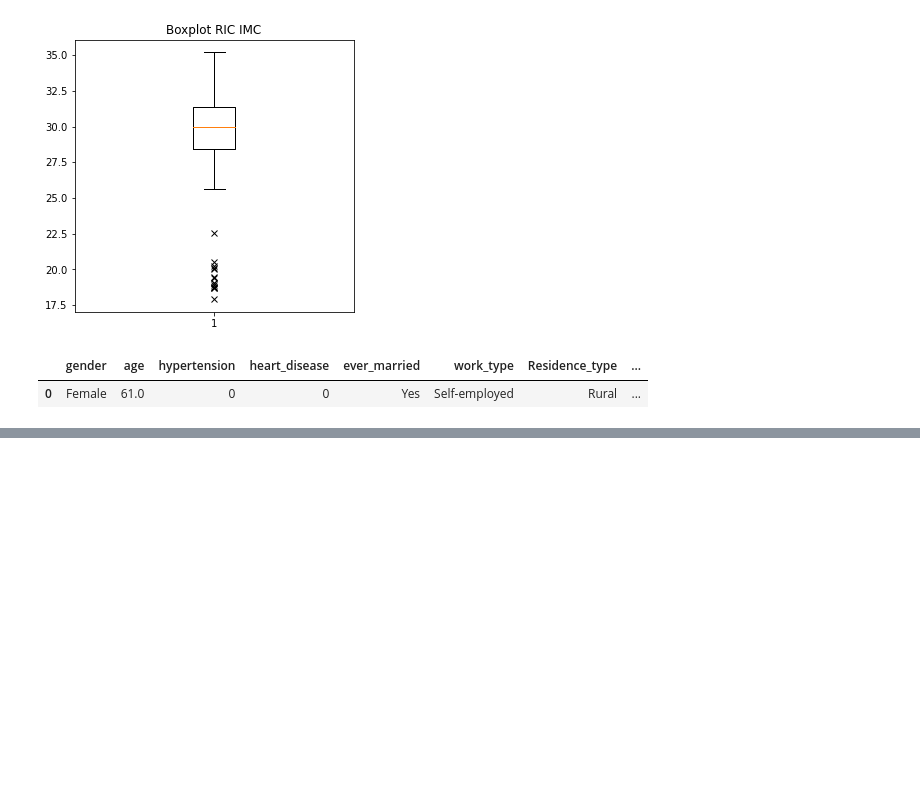
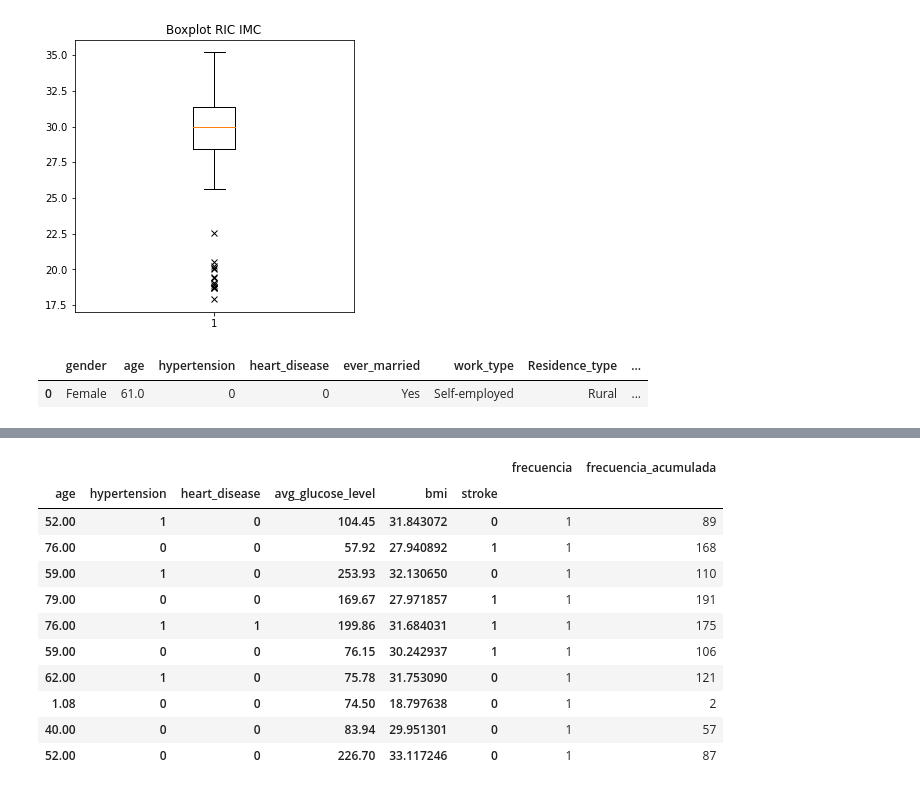
Before and after one commit to Adalab/Adalab-DA-promo-b-modulo-2-sprint-1-Ariana-Vero, a Jupyter notebook: Estadística/Estadística2.ipynb, the cells around one changed output, grey strips where cells are left out. Saved outputs shown, nothing was run; the diff lists cells and outputs as text; code cells hidden in the pictures; blank space fills up the shorter version.

```diff
--- a/Estadística/Estadística2.ipynb
+++ b/Estadística/Estadística2.ipynb
@@ -190,2 +240,25 @@ df.head(1)
+# %%
+    #- Frecuencia acumulada
+
+df_grupo=df.groupby(['age', 'hypertension', 'heart_disease', 'avg_glucose_level', 'bmi','stroke'])
+df_cuanti= df_grupo.agg(frecuencia=(('age','count')))
+df_cuanti['frecuencia_acumulada']=df_cuanti['frecuencia'].cumsum()
+
+df_cuanti.sample(10)
+
+#Nos muestra las veces que ha habido infartos cerebrales por edad.
+# %% [output]
+|  |  |  |  |  |  | frecuencia | frecuencia_acumulada |
+| age | hypertension | heart_disease | avg_glucose_level | bmi | stroke |  |  |
+| 52.00 | 1 | 0 | 104.45 | 31.843072 | 0 | 1 | 89 |
+| 76.00 | 0 | 0 | 57.92 | 27.940892 | 1 | 1 | 168 |
+| 59.00 | 1 | 0 | 253.93 | 32.130650 | 0 | 1 | 110 |
+| 79.00 | 0 | 0 | 169.67 | 27.971857 | 1 | 1 | 191 |
+| 76.00 | 1 | 1 | 199.86 | 31.684031 | 1 | 1 | 175 |
+| 59.00 | 0 | 0 | 76.15 | 30.242937 | 1 | 1 | 106 |
+| 62.00 | 1 | 0 | 75.78 | 31.753090 | 0 | 1 | 121 |
+| 1.08 | 0 | 0 | 74.50 | 18.797638 | 0 | 1 | 2 |
+| 40.00 | 0 | 0 | 83.94 | 29.951301 | 0 | 1 | 57 |
+| 52.00 | 0 | 0 | 226.70 | 33.117246 | 0 | 1 | 87 |
 # %%
     #- Representación de al menos una tabla de frecuencias
```
Also changed, not shown: parts of 8 cells of this notebook, 2 other files.
